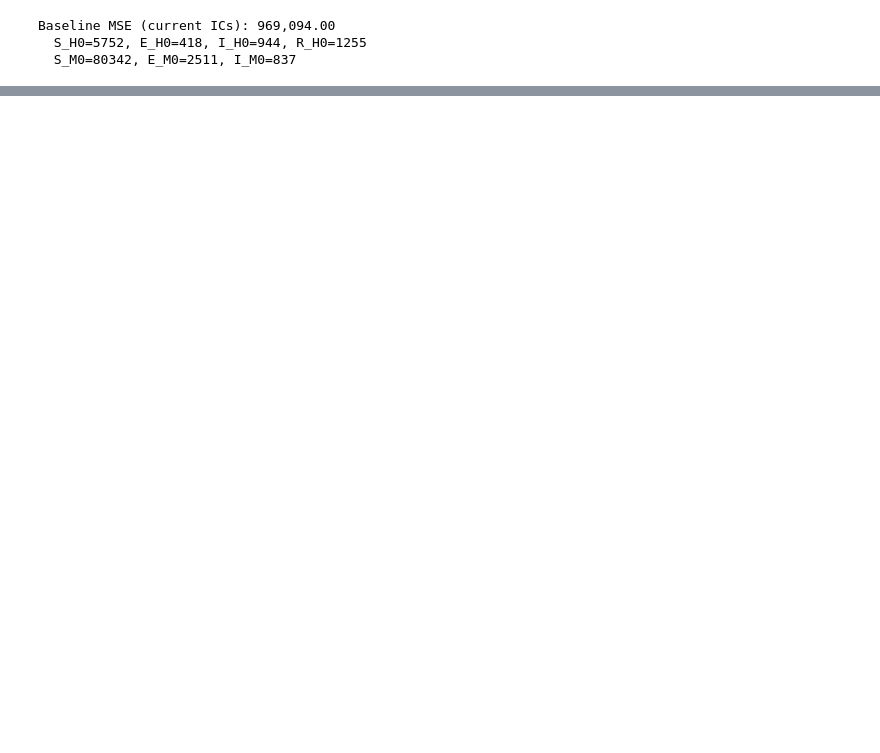
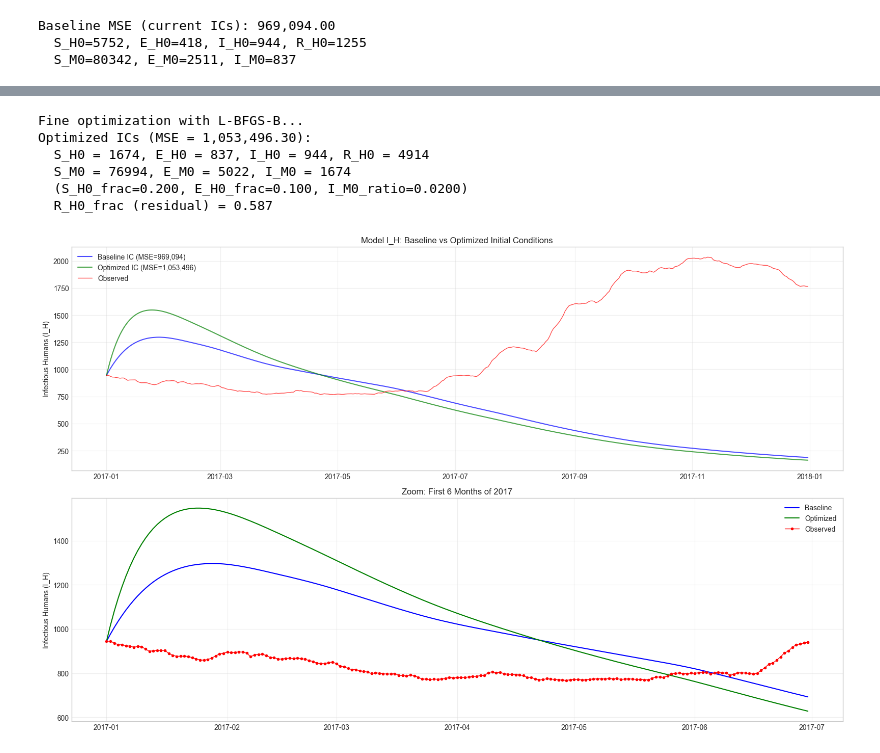
Before and after one commit to RaphaLevy/Study_on_malaria_dynamics_v2, a Jupyter notebook: models/seirs_sei/year_one/SEIRS_SEI_ODE_IC_Calibration.ipynb, the cells around one changed output, grey strips where cells are left out. Saved outputs shown, nothing was run; the diff lists cells and outputs as text; code cells hidden in the pictures; blank space fills up the shorter version.

Commit message:
Fit ICS on a first year analysis, reducing initial S_H0

```diff
--- a/models/seirs_sei/year_one/SEIRS_SEI_ODE_IC_Calibration.ipynb
+++ b/models/seirs_sei/year_one/SEIRS_SEI_ODE_IC_Calibration.ipynb
@@ -252,0 +339,68 @@ plt.show()
+# %%
+#### Fine optimization with L-BFGS-B
+
+print("Fine optimization with L-BFGS-B...")
+
+initial_guess = [best_params[0], best_params[1], best_params[2]]
+bounds = [(0.005, 0.25), (0.05, 0.75), (0.0005, 0.06)]  # [S_H0_frac, E_H0_frac, I_M0_ratio]
+
+result = minimize(
+    objective_IC,
+    initial_guess,
+    method='L-BFGS-B',
+    bounds=bounds,
+    options={'maxiter': 50, 'ftol': 1e-6}
+)
+
+opt_sh, opt_eh, opt_im = result.x
+opt_S_H0 = round(opt_sh * N_2017)
+opt_E_H0 = round(opt_eh * N_2017)
+opt_I_M0 = round(opt_im * M_0)
+opt_E_M0 = round(3 * opt_I_M0)
+opt_R_H0 = N_2017 - opt_S_H0 - opt_E_H0 - I_H0
+opt_S_M0 = M_0 - opt_E_M0 - opt_I_M0
+
+print(f"Optimized ICs (MSE = {result.fun:,.2f}):")
+print(f"  S_H0 = {opt_S_H0}, E_H0 = {opt_E_H0}, I_H0 = {I_H0}, R_H0 = {opt_R_H0}")
+print(f"  S_M0 = {opt_S_M0}, E_M0 = {opt_E_M0}, I_M0 = {opt_I_M0}")
+print(f"  (S_H0_frac={opt_sh:.3f}, E_H0_frac={opt_eh:.3f}, I_M0_ratio={opt_im:.4f})")
+rh_frac = opt_R_H0 / N_2017
+print(f"  R_H0_frac (residual) = {rh_frac:.3f}")
+# %% [output]
+Fine optimization with L-BFGS-B...
+Optimized ICs (MSE = 1,053,496.30):
+  S_H0 = 1674, E_H0 = 837, I_H0 = 944, R_H0 = 4914
+  S_M0 = 76994, E_M0 = 5022, I_M0 = 1674
+  (S_H0_frac=0.200, E_H0_frac=0.100, I_M0_ratio=0.0200)
+  R_H0_frac (residual) = 0.587
+# %%
+#### Compare baseline vs optimized ICs
+opt_init_state = np.array([opt_S_H0, opt_E_H0, I_H0, opt_R_H0, opt_S_M0, opt_E_M0, opt_I_M0])
+dates_opt, IH_opt = run_simulation_with_IC(opt_init_state)
+
+fig, axes = plt.subplots(2, 1, figsize=(16, 10))
+
+ax1 = axes[0]
+ax1.plot(pd.to_datetime(dates_base), IH_base, 'b-', linewidth=1.5, alpha=0.7, label=f'Baseline IC (MSE={baseline_mse:,.0f})')
+ax1.plot(pd.to_datetime(dates_opt), IH_opt, 'g-', linewidth=1.5, alpha=0.7, label=f'Optimized IC (MSE={result.fun:,.0f})')
+ax1.plot(rural_cases_df['date'], rural_cases_df['active_total'], 'r-', linewidth=1.0, alpha=0.7, label='Observed')
+ax1.set_ylabel('Infectious Humans (I_H)')
+ax1.set_title('Model I_H: Baseline vs Optimized Initial Conditions')
+ax1.legend(); ax1.grid(True, alpha=0.3)
+
+ax2 = axes[1]
+# Zoom to first 180 days
+mask_base = pd.to_datetime(dates_base) < pd.to_datetime('2017-07-01')
+mask_opt = pd.to_datetime(dates_opt) < pd.to_datetime('2017-07-01')
+mask_obs = rural_cases_df['date'] < pd.to_datetime('2017-07-01')
+ax2.plot(pd.to_datetime(dates_base)[mask_base], IH_base[mask_base], 'b-', linewidth=1.5, label='Baseline')
+ax2.plot(pd.to_datetime(dates_opt)[mask_opt], IH_opt[mask_opt], 'g-', linewidth=1.5, label='Optimized')
+ax2.plot(rural_cases_df['date'][mask_obs], rural_cases_df['active_total'][mask_obs], 'ro-', markersize=3, linewidth=1.0, label='Observed')
+ax2.set_ylabel('Infectious Humans (I_H)')
+ax2.set_title('Zoom: First 6 Months of 2017')
+ax2.legend(); ax2.grid(True, alpha=0.3)
+
+plt.tight_layout()
+plt.show()
+# %% [output]
+[figure, added]
```
Also changed, not shown: parts of 15 cells of this notebook.
